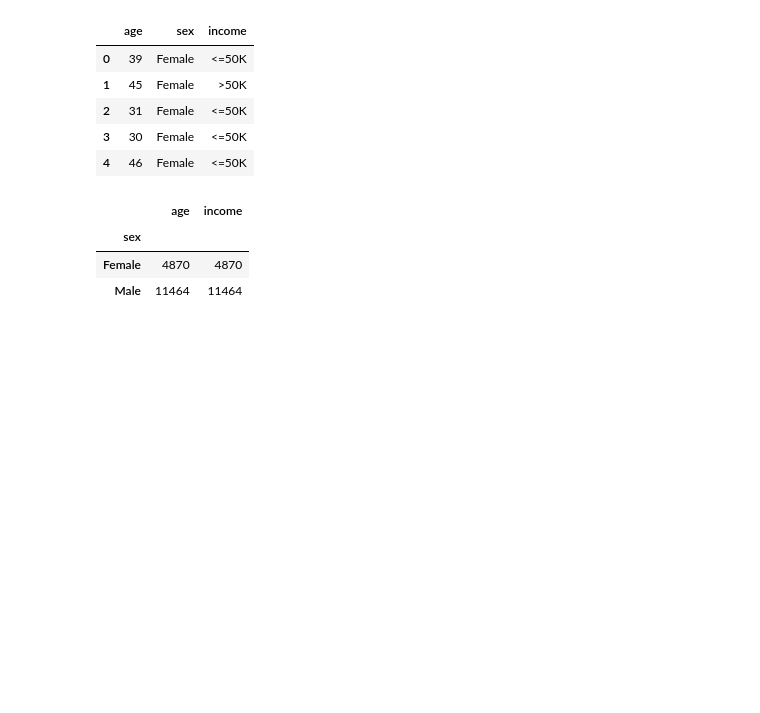
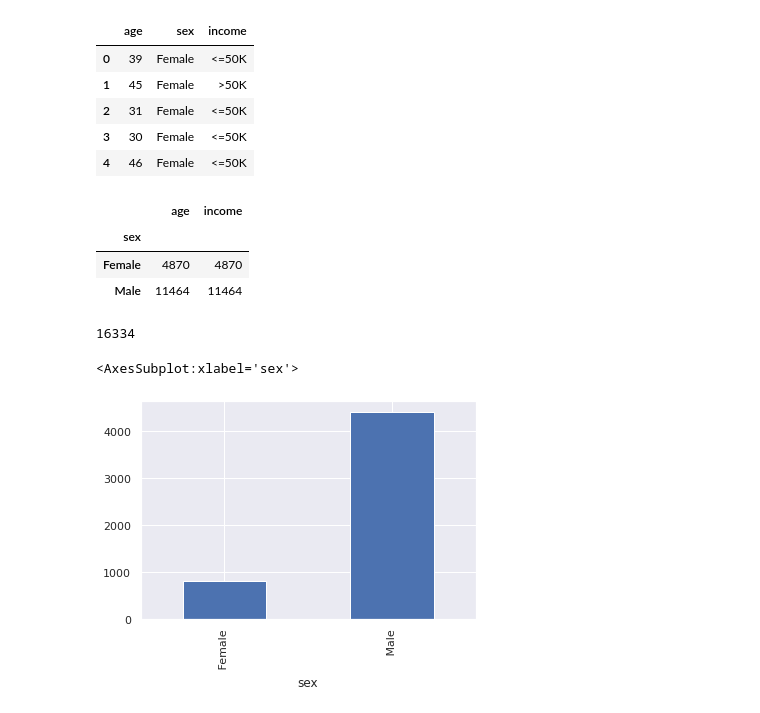
Before and after one commit to HenrikWarf/notebook-demo1, a Jupyter notebook: notebook-demo1.ipynb, the cells around one changed output. Saved outputs shown, nothing was run; the diff lists cells and outputs as text; code cells hidden in the pictures; blank space fills up the shorter version.

```diff
--- a/notebook-demo1.ipynb
+++ b/notebook-demo1.ipynb
@@ -94,3 +94,14 @@ group_by_age.groupby('sex').count()
 | sex |  |  |
 | Female | 4870 | 4870 |
 | Male | 11464 | 11464 |
+# %%
+len(group_by_age)
+# %% [output]
+16334
+# %%
+male_vs_women = group_by_age[group_by_age['income'] == ' >50K'].groupby(group_by_age['sex']).count()['income']
+# %%
+male_vs_women.plot.bar()
+# %% [output]
+<AxesSubplot:xlabel='sex'>
+[figure, added]
```
Also changed, not shown: 2 other files.
